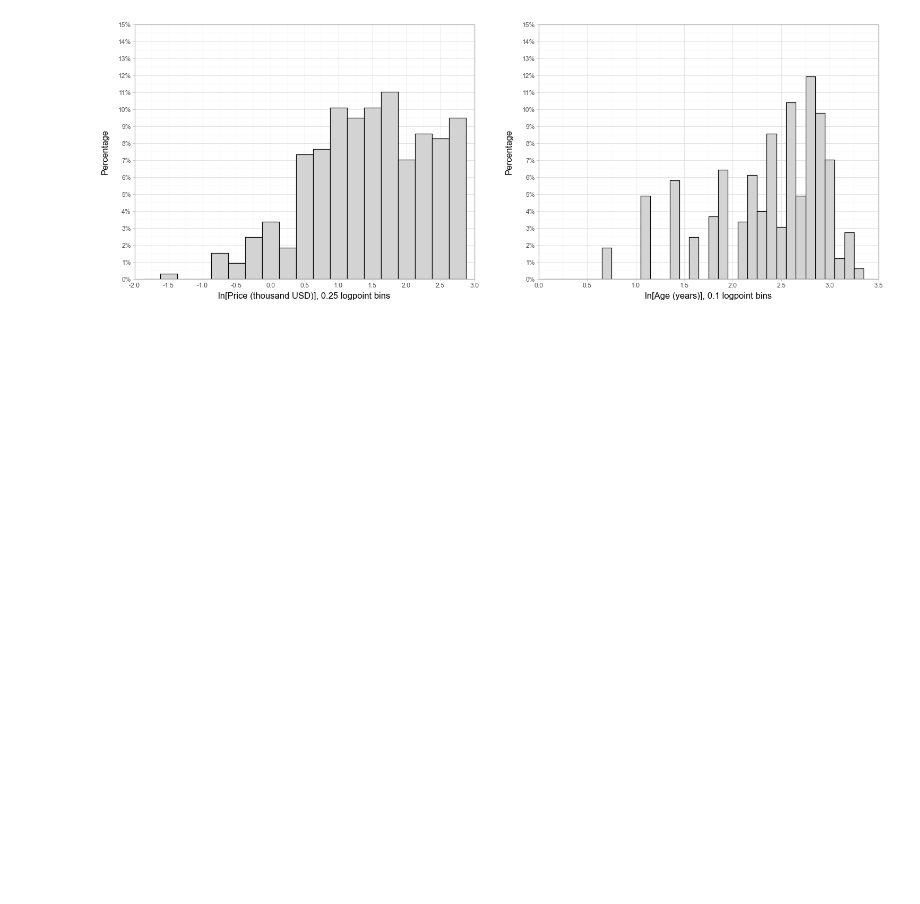
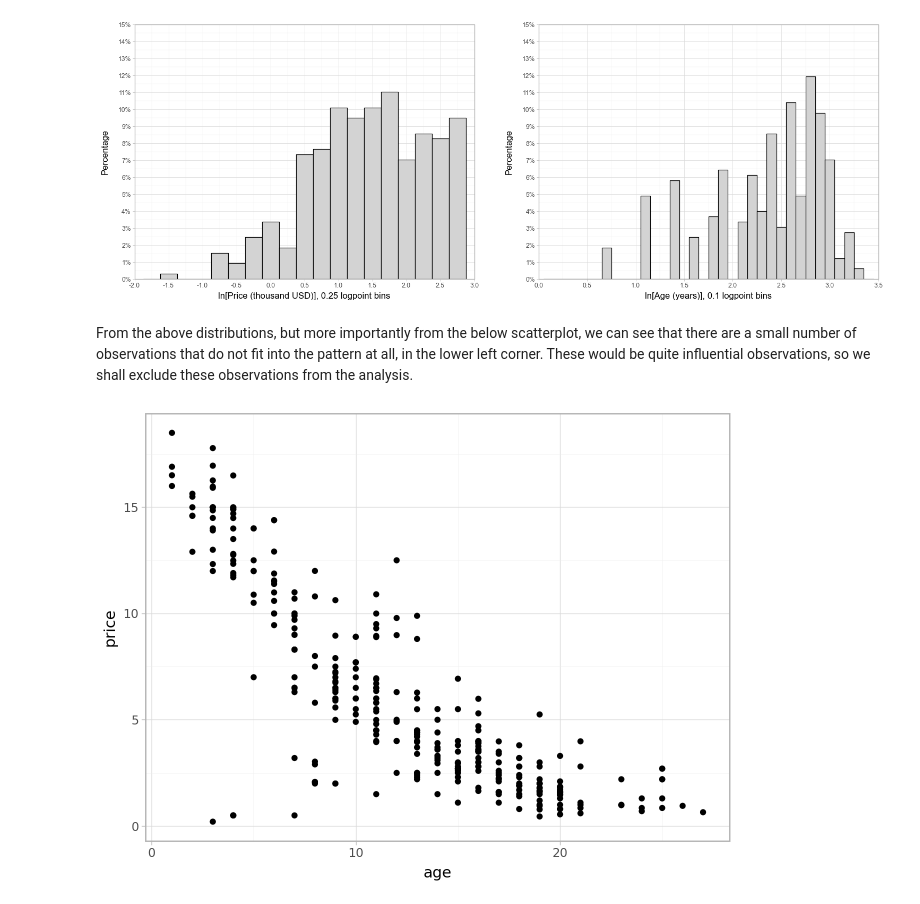
Before and after one commit to marton-nagy-marton/Coding1_assignment1, a Jupyter notebook: Matyas_Kovacs-Marton_Nagy_Coding1_HA1.ipynb, the cells around one changed output. Drawn from its saved outputs; the diff is of its cells as text; code cells hidden in the pictures; blank space fills up the shorter version.

Commit message:
Add Chicago regression analysis

```diff
--- a/Matyas_Kovacs-Marton_Nagy_Coding1_HA1.ipynb
+++ b/Matyas_Kovacs-Marton_Nagy_Coding1_HA1.ipynb
@@ -334,3 +352,14 @@ combined = p1|p2
 combined.savefig()
 # %% [output]
 [figure]
+# %% [markdown]
+From the above distributions, but more importantly from the below scatterplot, we can see that there are a small number of observations that do not fit into the pattern at all, in the lower left corner. These would be quite influential observations, so we shall exclude these observations from the analysis.
+# %%
+(
+    ggplot(chicago)
+    + aes(x = 'age', y = 'price')
+    + geom_point()
+    + theme_light()
+)
+# %% [output]
+[figure, added]
```
Also changed, not shown: parts of 29 cells of this notebook.
